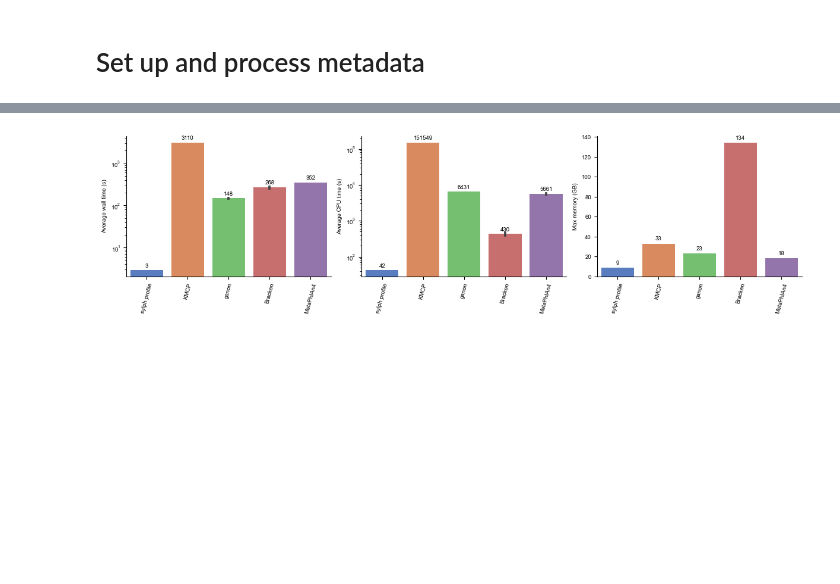
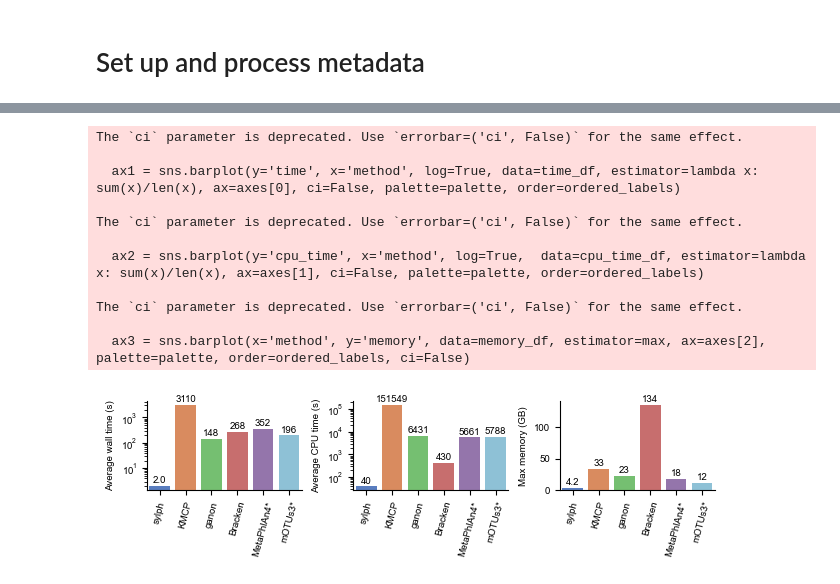
Before and after one commit to bluenote-1577/sylph-test, a Jupyter notebook: profile_analysis.ipynb, the cells around one changed output, grey strips where cells are left out. Saved outputs shown, nothing was run; the diff lists cells and outputs as text; code cells hidden in the pictures; blank space fills up the shorter version.

```diff
--- a/profile_analysis.ipynb
+++ b/profile_analysis.ipynb
@@ -356,5 +356,5 @@ spec_to_metadata = get_spec_to_metadata('/mnt/disks/1tb/benchmark/r89/combined_m
 # %%
-sylph_results = read_sylph('/mnt/disks/1tb/simulation_reads/sylph_results.tsv', ref_to_spec)
+sylph_results = read_sylph('/mnt/disks/1tb/simulation_reads/sylph_out/sylph_output.tsv', ref_to_spec)
 all_stats = [[],[],[]]
 sylph_stats = [[],[],[]]
 kmcp_stats = [[],[],[]]
@@ -431,8 +431,6 @@ for (i,diff) in enumerate(exps):
                     kraken_stats_all.append(bad_stats)
                 if 'metaphlan' in result:
                     metaphlan_stats_all.append(bad_stats)
-            print_ref_genomes(results, spec_to_metadata, out)
-
 
     for stats,diff,it,result in all_stats[i]:
         if 'sylph' in result:
@@ -559,12 +574,12 @@ def read_benchmark_data(filename, method, num_samples=1):
 
 # Loop through each experiment and collect data
 for exp in ['species90', 'species96', 'species98']:
-    for method in [ 'kmcp', 'ganon', 'kraken', 'metaphlan']:#, 'motus']:
-        for iter_file in glob.glob(f'benchmarks/{exp}/{exp}_*.{method}.benchmark'):
+    for method in [ 'kmcp', 'ganon', 'kraken', 'metaphlan', 'motus']:
+        for iter_file in glob.glob(f'/mnt/disks/1tb/simulation_reads/benchmarks/{exp}/{exp}_*.{method}.benchmark'):
             read_benchmark_data(iter_file, method)
 
 # Read sylph data (let's assume you have 30 samples for sylph)
-read_benchmark_data('benchmarks/sylph.benchmark', 'sylph', num_samples=30)
+read_benchmark_data('/mnt/disks/1tb/simulation_reads/benchmarks/sylph.benchmark', 'sylph', num_samples=30)
 
 # Convert lists of dictionaries to DataFrames
 time_df = pd.DataFrame(time_data)
@@ -575,9 +590,9 @@ method_to_label = {
     'ganon': 'ganon',
     'kmcp': 'KMCP',
     'kraken': 'Bracken',
-    'sylph': 'sylph profile',
-    'metaphlan': 'MetaPhlAn4',
-    #'motus': 'motus'
+    'sylph': 'sylph',
+    'metaphlan': 'MetaPhlAn4*',
+    'motus': 'mOTUs3*'
 
 }
 
@@ -587,39 +602,54 @@ time_df['method'] = time_df['method'].map(method_to_label)
 cpu_time_df['method'] = cpu_time_df['method'].map(method_to_label)
 memory_df['method'] = memory_df['method'].map(method_to_label)
 # Create subplots
 
-fig, axes = plt.subplots(1, 3, figsize=(12, 3.5))
-palette = sns.color_palette("muted")
-ordered_labels = ['sylph profile',  'KMCP', 'ganon','Bracken', 'MetaPhlAn4']#, 'motus']
+fig, axes = plt.subplots(1, 3, figsize=(16*cm, 5*cm))
+p = sns.color_palette("muted")
+palette = [p[0],p[1],p[2],p[3],p[4],p[9]]
+ordered_labels = ['sylph',  'KMCP', 'ganon','Bracken', 'MetaPhlAn4*', 'mOTUs3*']
 # Plot the wall time, CPU time and memory
-ax1 = sns.barplot(y='time', x='method', log=True, data=time_df, estimator=lambda x: sum(x)/len(x), ax=axes[0], palette=palette, order=ordered_labels)
-ax2 = sns.barplot(y='cpu_time', x='method', log=True,  data=cpu_time_df, estimator=lambda x: sum(x)/len(x), ax=axes[1], palette=palette, order=ordered_labels)
-ax3 = sns.barplot(x='method', y='memory', data=memory_df, estimator=max, ax=axes[2], palette=palette, order=ordered_labels)
+ax1 = sns.barplot(y='time', x='method', log=True, data=time_df, estimator=lambda x: sum(x)/len(x), ax=axes[0], ci=False, palette=palette, order=ordered_labels)
+ax2 = sns.barplot(y='cpu_time', x='method', log=True,  data=cpu_time_df, estimator=lambda x: sum(x)/len(x), ax=axes[1], ci=False, palette=palette, order=ordered_labels)
+ax3 = sns.barplot(x='method', y='memory', data=memory_df, estimator=max, ax=axes[2], palette=palette, order=ordered_labels, ci=False)
 
 ax1.set(xlabel='', ylabel='Average wall time (s)')
 ax2.set(xlabel='', ylabel='Average CPU time (s)')
 ax3.set(xlabel='', ylabel='Max memory (GB)')
 
 # Add titles and remove top and right borders
 titles = ['Average Wall Time (s)', 'Average CPU Time (s)', 'Max Memory (RSS)']
 for ax, title in zip(axes, titles):
     #ax.set_title(title)
     sns.despine(ax=ax)
 
 # Annotate bars with integers
 for (k,ax) in enumerate(axes):
     for p in ax.patches:
+        v = round(p.get_height())
+        if p.get_height() < 10:
+            v = round(p.get_height(),1)
         if k == 2:
-            ax.annotate(f'{round(p.get_height())}', (p.get_x() + p.get_width() / 2., p.get_height() + 2 ),
+            ax.annotate(f'{v}', (p.get_x() + p.get_width() / 2., p.get_height() + 2 ),
                     ha='center', va='bottom')
         else:
-            ax.annotate(f'{round(p.get_height())}', (p.get_x() + p.get_width() / 2., p.get_height() * 1.1 ),
+            ax.annotate(f'{v}', (p.get_x() + p.get_width() / 2., p.get_height() * 1.1 ),
                     ha='center', va='bottom')
     ax.tick_params(axis='x', rotation=75)
 
 #plt.suptitle('Performance Metrics Across All Methods, Samples, and Experiments')
 plt.tight_layout(rect=[0, 0.03, 1, 0.95])
 plt.savefig('figures/ani_profile_benchmark_times.svg')
 plt.show()
 # %% [output]
+The `ci` parameter is deprecated. Use `errorbar=('ci', False)` for the same effect.
+
+  ax1 = sns.barplot(y='time', x='method', log=True, data=time_df, estimator=lambda x: sum(x)/len(x), ax=axes[0], ci=False, palette=palette, order=ordered_labels)
+
+The `ci` parameter is deprecated. Use `errorbar=('ci', False)` for the same effect.
+
+  ax2 = sns.barplot(y='cpu_time', x='method', log=True,  data=cpu_time_df, estimator=lambda x: sum(x)/len(x), ax=axes[1], ci=False, palette=palette, order=ordered_labels)
+
+The `ci` parameter is deprecated. Use `errorbar=('ci', False)` for the same effect.
+
+  ax3 = sns.barplot(x='method', y='memory', data=memory_df, estimator=max, ax=axes[2], palette=palette, order=ordered_labels, ci=False)
-[figure, old version]
+[figure, new version]
```
Also changed, not shown: parts of 9 cells of this notebook.
